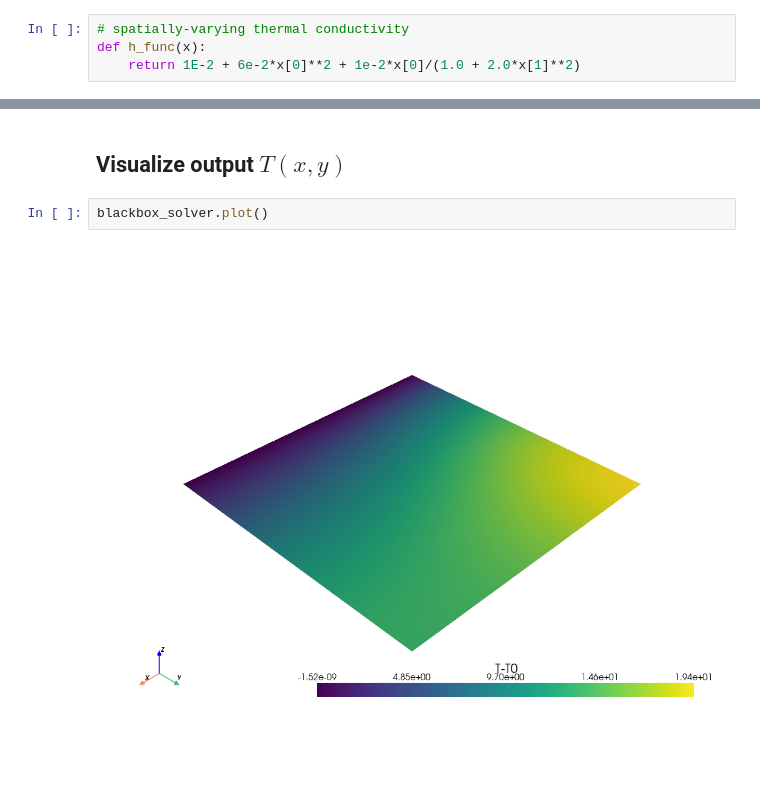
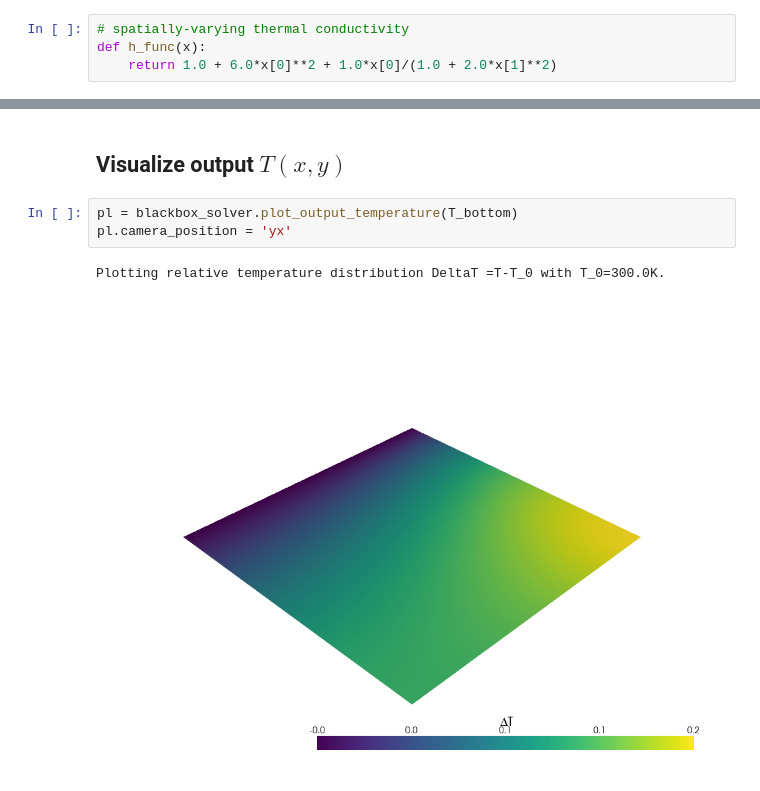
Before and after one commit to MinhMPA/steady-2d-heat-inverse, a Jupyter notebook: notebooks/ForwardSolve.ipynb, the cells around one changed output, grey strips where cells are left out. Saved outputs shown, nothing was run; the diff lists cells and outputs as text; blank space fills up the shorter version.

```diff
--- a/notebooks/ForwardSolve.ipynb
+++ b/notebooks/ForwardSolve.ipynb
@@ -10,7 +10,7 @@ mesh_type='quadrilateral'
 # %%
 # spatially-varying thermal conductivity
 def h_func(x):
-    return 1E-2 + 6e-2*x[0]**2 + 1e-2*x[0]/(1.0 + 2.0*x[1]**2)
+    return 1.0 + 6.0*x[0]**2 + 1.0*x[0]/(1.0 + 2.0*x[1]**2)
 # %% [markdown]
 ## Define heat source
 # %%
@@ -34,6 +42,8 @@ Coefficient(FunctionSpace(Mesh(blocked element (Basix element (P, quadrilateral,
 # %% [markdown]
 ## Visualize output $T(x,y)$
 # %%
-blackbox_solver.plot()
+pl = blackbox_solver.plot_output_temperature(T_bottom)
+pl.camera_position = 'yx'
 # %% [output]
+Plotting relative temperature distribution DeltaT =T-T_0 with T_0=300.0K.
-[figure, old version]
+[figure, new version]
```
Also changed, not shown: parts of 2 cells of this notebook.
